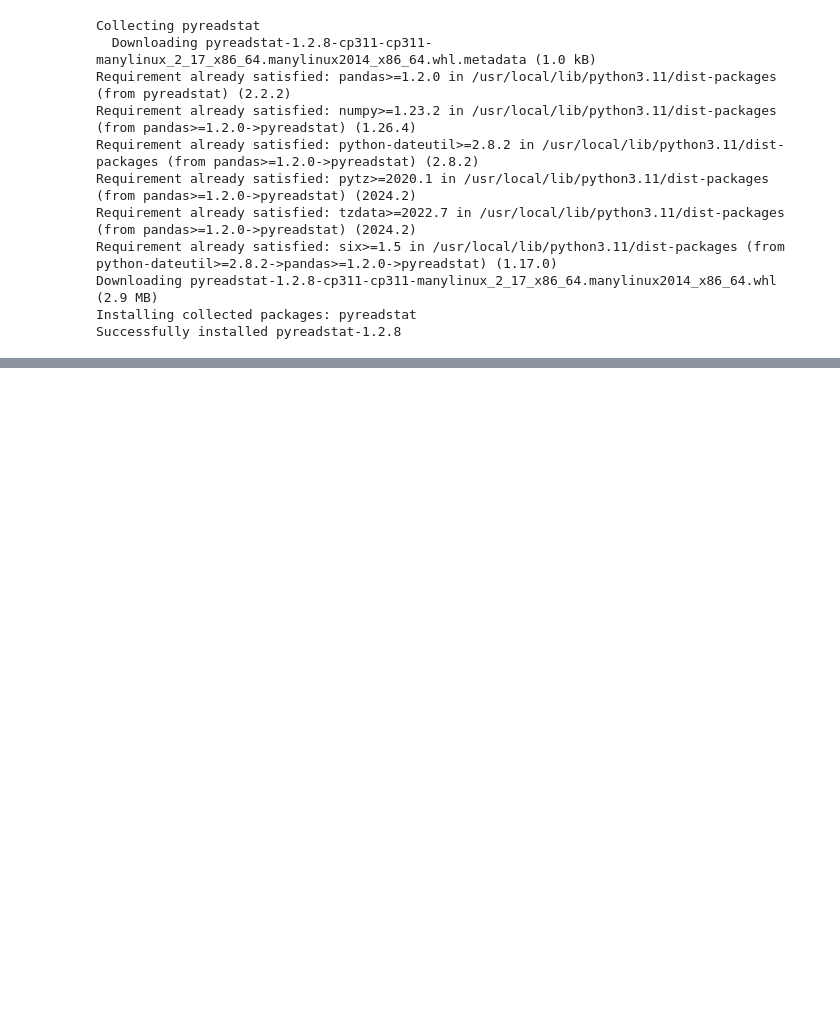
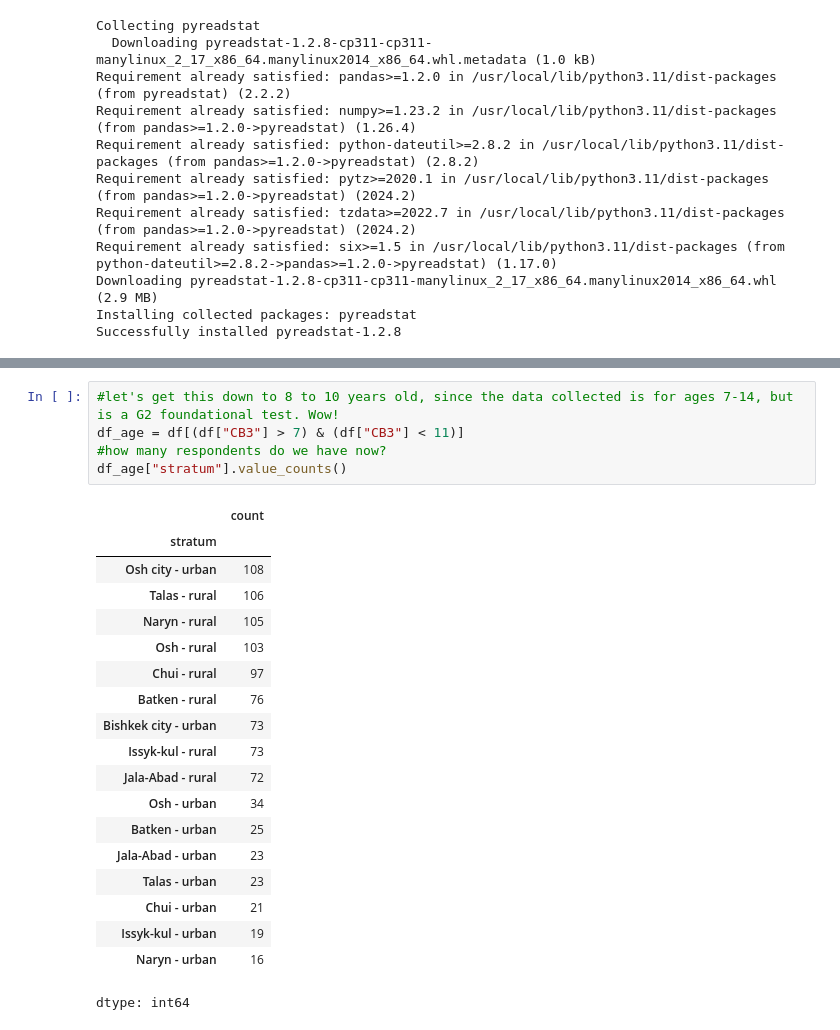
Before and after one commit to Jonchyk/Datamgmt, a Jupyter notebook: PS1.ipynb, the cells around one changed output, grey strips where cells are left out. Drawn from its saved outputs; the diff is of its cells as text; blank space fills up the shorter version.

```diff
--- a/PS1.ipynb
+++ b/PS1.ipynb
@@ -85,0 +127,25 @@ Successfully installed pyreadstat-1.2.8
+# %%
+#let's get this down to 8 to 10 years old, since the data collected is for ages 7-14, but is a G2 foundational test. Wow!
+df_age = df[(df["CB3"] > 7) & (df["CB3"] < 11)]
+#how many respondents do we have now?
+df_age["stratum"].value_counts()
+# %% [output]
+|  | count |
+| stratum |  |
+| Osh city - urban | 108 |
+| Talas - rural | 106 |
+| Naryn - rural | 105 |
+| Osh - rural | 103 |
+| Chui - rural | 97 |
+| Batken - rural | 76 |
+| Bishkek city - urban | 73 |
+| Issyk-kul - rural | 73 |
+| Jala-Abad - rural | 72 |
+| Osh - urban | 34 |
+| Batken - urban | 25 |
+| Jala-Abad - urban | 23 |
+| Talas - urban | 23 |
+| Chui - urban | 21 |
+| Issyk-kul - urban | 19 |
+| Naryn - urban | 16 |
+dtype: int64
```
Also changed, not shown: parts of 3 cells of this notebook.
